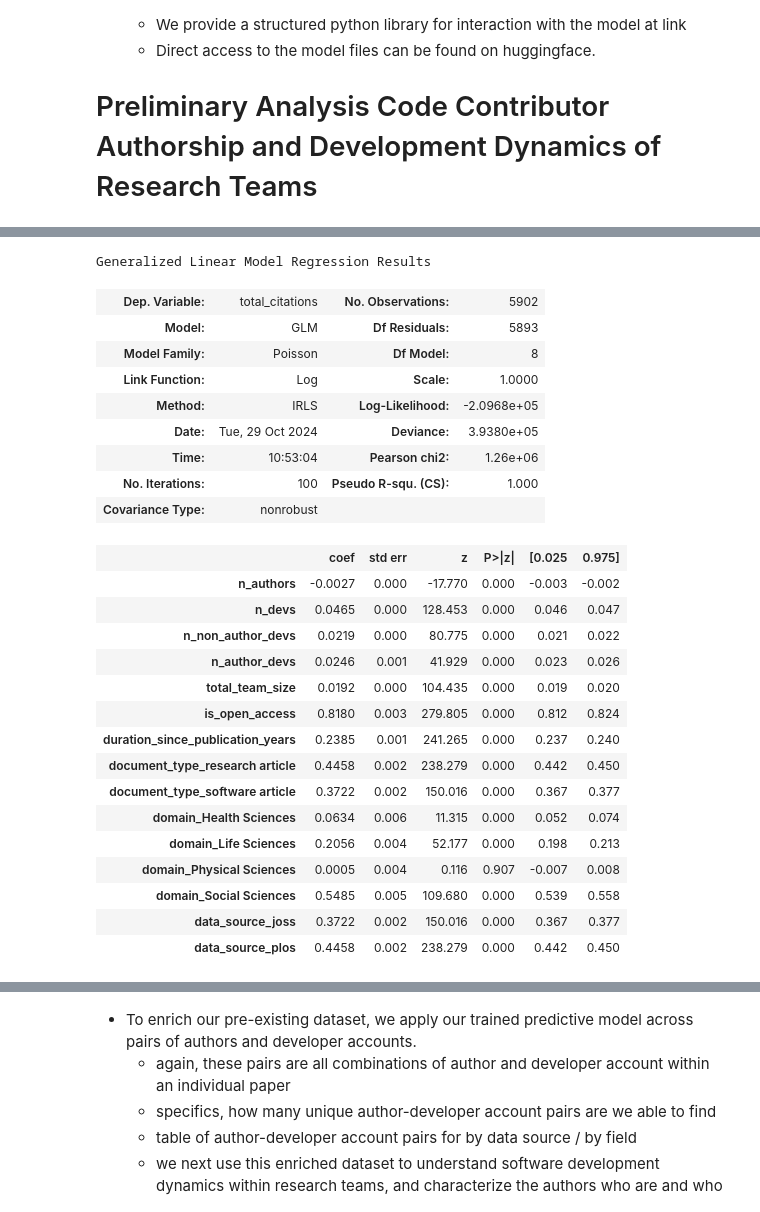
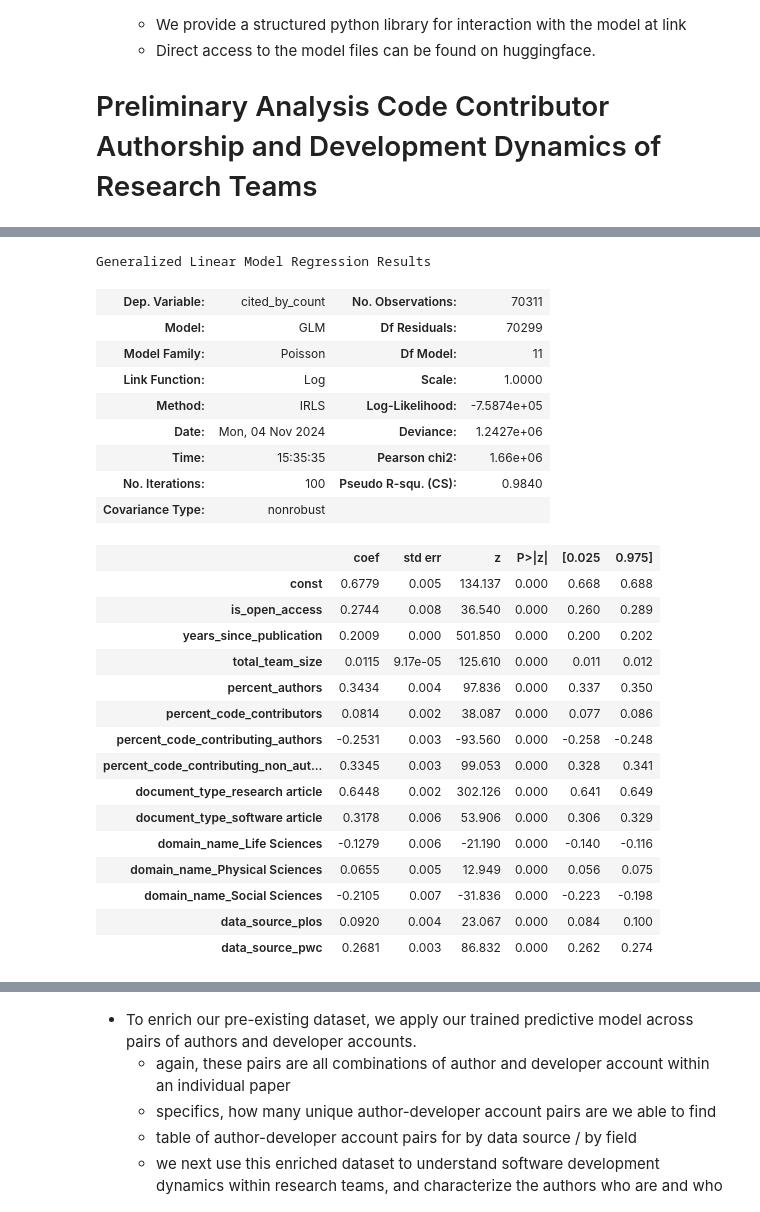
Before and after one commit to evamaxfield/rs-graph, a Jupyter notebook: publications/qss-code-authors/qss-code-authors.ipynb, the cells around one changed output, grey strips where cells are left out. Saved outputs shown, nothing was run; the diff lists cells and outputs as text; code cells hidden in the pictures.

```diff
--- a/publications/qss-code-authors/qss-code-authors.ipynb
+++ b/publications/qss-code-authors/qss-code-authors.ipynb
@@ -1065,52 +1110,64 @@ doc_repo_link_metrics_df
 # %%
-# Create dummies for document_type, domain, and data_source
-doc_repo_link_metrics_df_with_dummies = pd.get_dummies(
-    doc_repo_link_metrics_df,
-    columns=["document_type", "domain", "data_source"],
-)
+# Remove outliers for cited_by_count
+data_for_cited_by_count = team_members_per_doc_with_dummies.copy()
+
+data_for_cited_by_count = data_for_cited_by_count[
+    data_for_cited_by_count["cited_by_count"] < data_for_cited_by_count["cited_by_count"].quantile(0.95)
+]
+data_for_cited_by_count = data_for_cited_by_count[
+    data_for_cited_by_count["cited_by_count"] > data_for_cited_by_count["cited_by_count"].quantile(0.05)
+]
 
 # Create model
-X = doc_repo_link_metrics_df_with_dummies.drop(
+X = data_for_cited_by_count.drop(
     columns=[
         "document_id",
-        "total_citations",
+        "cited_by_count",
         "fwci",
-        # "cited_by_percentile_year_midpoint",
+        "cited_by_percentile_year_min",
+        "n_authors",
+        "n_code_contributors",
+        "n_code_contributing_authors",
+        "n_code_contributing_non_authors",
+        # "percent_authors",
+        # "percent_code_contributors",
+        # "percent_code_contributing_authors",
+        # "percent_code_contributing_non_authors",
     ],
 )
 
 # Add constant
 X = sm.add_constant(X)
 X = X.astype(float)
 
 # Fit model
-y = doc_repo_link_metrics_df_with_dummies["total_citations"]
+y = data_for_cited_by_count["cited_by_count"]
 model = sm.GLM(y, X, family=sm.families.Poisson()).fit(maxiter=100)
 model.summary()
 # %% [output]
 Generalized Linear Model Regression Results
-| Dep. Variable: | total_citations | No. Observations: | 5902 |
-| Model: | GLM | Df Residuals: | 5893 |
-| Model Family: | Poisson | Df Model: | 8 |
+| Dep. Variable: | cited_by_count | No. Observations: | 70311 |
+| Model: | GLM | Df Residuals: | 70299 |
+| Model Family: | Poisson | Df Model: | 11 |
 | Link Function: | Log | Scale: | 1.0000 |
-| Method: | IRLS | Log-Likelihood: | -2.0968e+05 |
-| Date: | Tue, 29 Oct 2024 | Deviance: | 3.9380e+05 |
-| Time: | 10:53:04 | Pearson chi2: | 1.26e+06 |
-| No. Iterations: | 100 | Pseudo R-squ. (CS): | 1.000 |
+| Method: | IRLS | Log-Likelihood: | -7.5874e+05 |
+| Date: | Mon, 04 Nov 2024 | Deviance: | 1.2427e+06 |
+| Time: | 15:35:35 | Pearson chi2: | 1.66e+06 |
+| No. Iterations: | 100 | Pseudo R-squ. (CS): | 0.9840 |
 | Covariance Type: | nonrobust |  |  |
 |  | coef | std err | z | P>|z| | [0.025 | 0.975] |
-| n_authors | -0.0027 | 0.000 | -17.770 | 0.000 | -0.003 | -0.002 |
-| n_devs | 0.0465 | 0.000 | 128.453 | 0.000 | 0.046 | 0.047 |
-| n_non_author_devs | 0.0219 | 0.000 | 80.775 | 0.000 | 0.021 | 0.022 |
-| n_author_devs | 0.0246 | 0.001 | 41.929 | 0.000 | 0.023 | 0.026 |
-| total_team_size | 0.0192 | 0.000 | 104.435 | 0.000 | 0.019 | 0.020 |
-| is_open_access | 0.8180 | 0.003 | 279.805 | 0.000 | 0.812 | 0.824 |
-| duration_since_publication_years | 0.2385 | 0.001 | 241.265 | 0.000 | 0.237 | 0.240 |
-| document_type_research article | 0.4458 | 0.002 | 238.279 | 0.000 | 0.442 | 0.450 |
-| document_type_software article | 0.3722 | 0.002 | 150.016 | 0.000 | 0.367 | 0.377 |
-| domain_Health Sciences | 0.0634 | 0.006 | 11.315 | 0.000 | 0.052 | 0.074 |
-| domain_Life Sciences | 0.2056 | 0.004 | 52.177 | 0.000 | 0.198 | 0.213 |
-| domain_Physical Sciences | 0.0005 | 0.004 | 0.116 | 0.907 | -0.007 | 0.008 |
-| domain_Social Sciences | 0.5485 | 0.005 | 109.680 | 0.000 | 0.539 | 0.558 |
-| data_source_joss | 0.3722 | 0.002 | 150.016 | 0.000 | 0.367 | 0.377 |
-| data_source_plos | 0.4458 | 0.002 | 238.279 | 0.000 | 0.442 | 0.450 |
+| const | 0.6779 | 0.005 | 134.137 | 0.000 | 0.668 | 0.688 |
+| is_open_access | 0.2744 | 0.008 | 36.540 | 0.000 | 0.260 | 0.289 |
+| years_since_publication | 0.2009 | 0.000 | 501.850 | 0.000 | 0.200 | 0.202 |
+| total_team_size | 0.0115 | 9.17e-05 | 125.610 | 0.000 | 0.011 | 0.012 |
+| percent_authors | 0.3434 | 0.004 | 97.836 | 0.000 | 0.337 | 0.350 |
+| percent_code_contributors | 0.0814 | 0.002 | 38.087 | 0.000 | 0.077 | 0.086 |
+| percent_code_contributing_authors | -0.2531 | 0.003 | -93.560 | 0.000 | -0.258 | -0.248 |
+| percent_code_contributing_non_aut... | 0.3345 | 0.003 | 99.053 | 0.000 | 0.328 | 0.341 |
+| document_type_research article | 0.6448 | 0.002 | 302.126 | 0.000 | 0.641 | 0.649 |
+| document_type_software article | 0.3178 | 0.006 | 53.906 | 0.000 | 0.306 | 0.329 |
+| domain_name_Life Sciences | -0.1279 | 0.006 | -21.190 | 0.000 | -0.140 | -0.116 |
+| domain_name_Physical Sciences | 0.0655 | 0.005 | 12.949 | 0.000 | 0.056 | 0.075 |
+| domain_name_Social Sciences | -0.2105 | 0.007 | -31.836 | 0.000 | -0.223 | -0.198 |
+| data_source_plos | 0.0920 | 0.004 | 23.067 | 0.000 | 0.084 | 0.100 |
+| data_source_pwc | 0.2681 | 0.003 | 86.832 | 0.000 | 0.262 | 0.274 |
```
Also changed, not shown: parts of 15 cells of this notebook.
